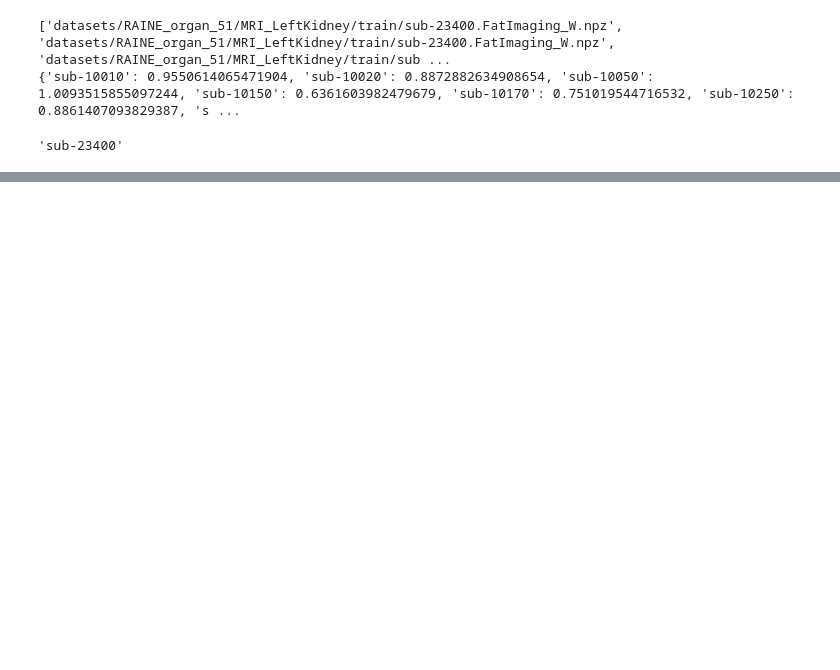
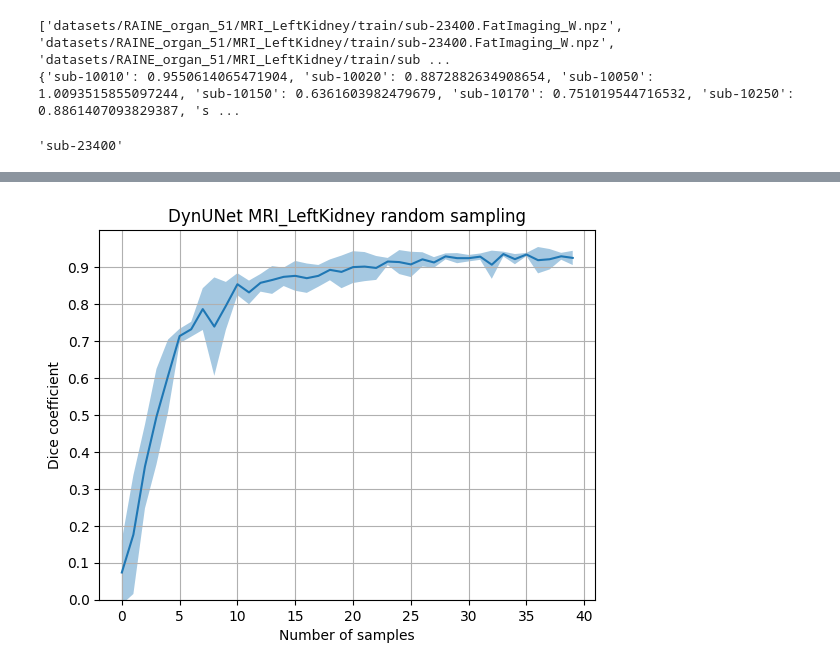
Before and after one commit to yexincheng/ALMRI, a Jupyter notebook: research_questions.ipynb, the cells around one changed output, grey strips where cells are left out. Saved outputs shown, nothing was run; the diff lists cells and outputs as text; code cells hidden in the pictures; blank space fills up the shorter version.

```diff
--- a/research_questions.ipynb
+++ b/research_questions.ipynb
@@ -671,0 +674,8 @@ plt.show()
+# %%
+epochs = 100
+strategy = 'random'
+task = 'MRI_LeftKidney'
+base_model = 'DynUNet'
+plot_dice_interval(epochs, strategy, task, base_model)
+# %% [output]
+[figure, added]
```
Also changed, not shown: parts of 14 cells of this notebook.
